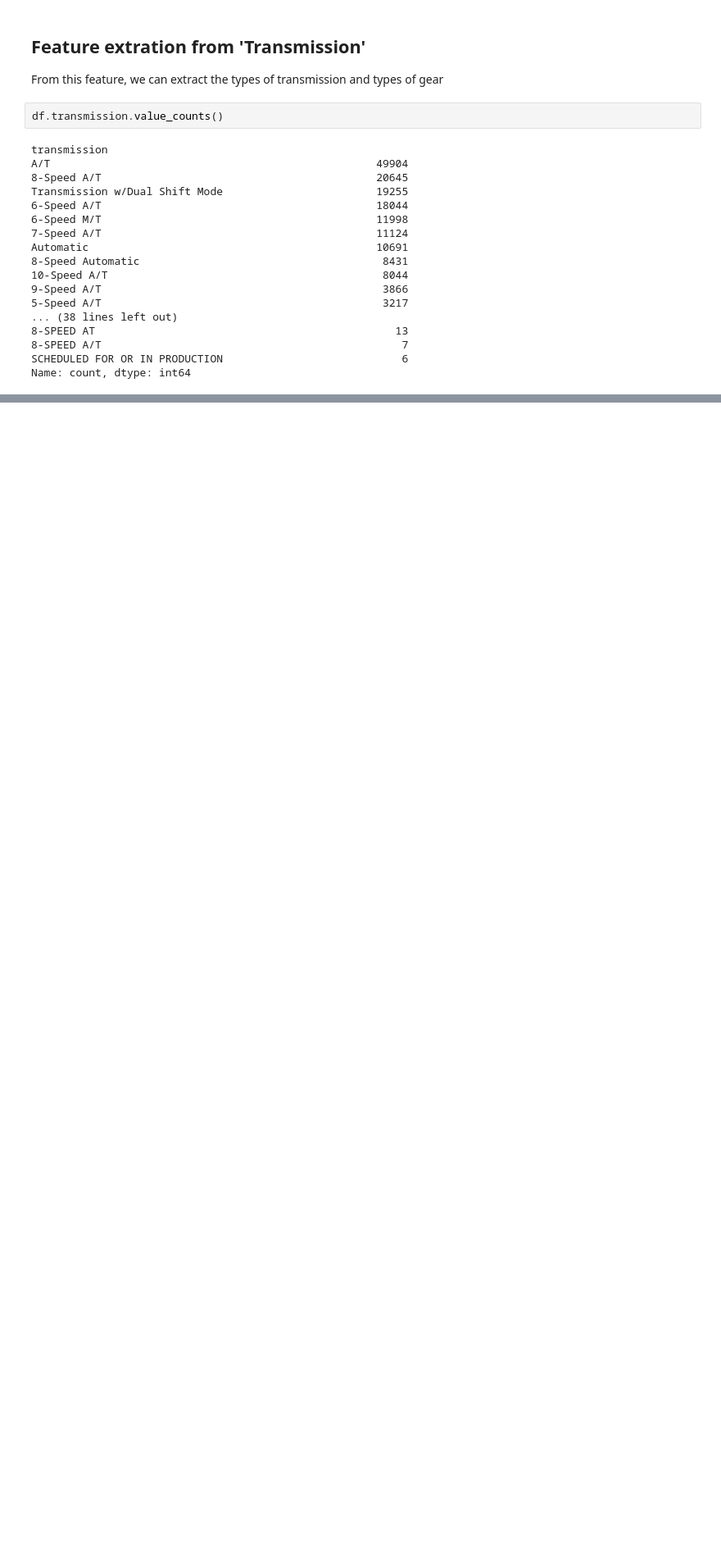
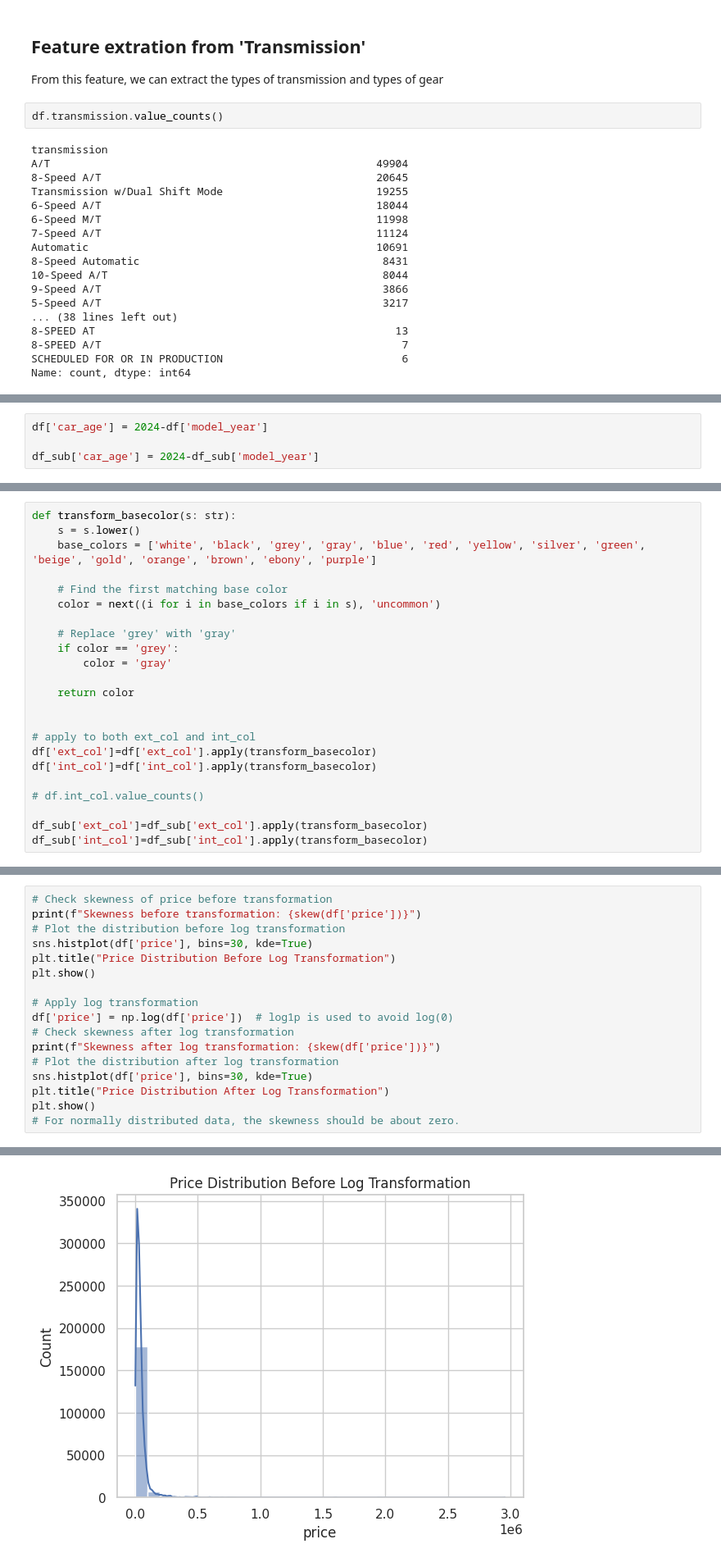
Before and after one commit to xkeyna/Data-Science-portfolio, a Jupyter notebook: predicting-used-car-prices-eda-cleaning.ipynb, the cells around one changed output, grey strips where cells are left out. Shown at 82% size. Cells and saved outputs as stored; diff of their text form; blank space fills up the shorter version.

```diff
--- a/predicting-used-car-prices-eda-cleaning.ipynb
+++ b/predicting-used-car-prices-eda-cleaning.ipynb
@@ -524,0 +462,4 @@ Percentage of outliers: 0.9367
+# %%
+df['car_age'] = 2024-df['model_year']
+
+df_sub['car_age'] = 2024-df_sub['model_year']
@@ -524,0 +485,23 @@ Percentage of outliers: 0.9367
+# %%
+def transform_basecolor(s: str):
+    s = s.lower()
+    base_colors = ['white', 'black', 'grey', 'gray', 'blue', 'red', 'yellow', 'silver', 'green', 'beige', 'gold', 'orange', 'brown', 'ebony', 'purple']
+
+    # Find the first matching base color
+    color = next((i for i in base_colors if i in s), 'uncommon')
+
+    # Replace 'grey' with 'gray'
+    if color == 'grey':
+        color = 'gray'
+
+    return color
+
+
+# apply to both ext_col and int_col
+df['ext_col']=df['ext_col'].apply(transform_basecolor)
+df['int_col']=df['int_col'].apply(transform_basecolor)
+
+# df.int_col.value_counts()
+
+df_sub['ext_col']=df_sub['ext_col'].apply(transform_basecolor)
+df_sub['int_col']=df_sub['int_col'].apply(transform_basecolor)
@@ -524,0 +517,18 @@ Percentage of outliers: 0.9367
+# %%
+# Check skewness of price before transformation
+print(f"Skewness before transformation: {skew(df['price'])}")
+# Plot the distribution before log transformation
+sns.histplot(df['price'], bins=30, kde=True)
+plt.title("Price Distribution Before Log Transformation")
+plt.show()
+
+# Apply log transformation
+df['price'] = np.log(df['price'])  # log1p is used to avoid log(0)
+# Check skewness after log transformation
+print(f"Skewness after log transformation: {skew(df['price'])}")
+# Plot the distribution after log transformation
+sns.histplot(df['price'], bins=30, kde=True)
+plt.title("Price Distribution After Log Transformation")
+plt.show()
+# For normally distributed data, the skewness should be about zero.
+# %% [output]
@@ -524,0 +536 @@ Percentage of outliers: 0.9367
+[figure, added]
```
Also changed, not shown: parts of 95 cells of this notebook.
